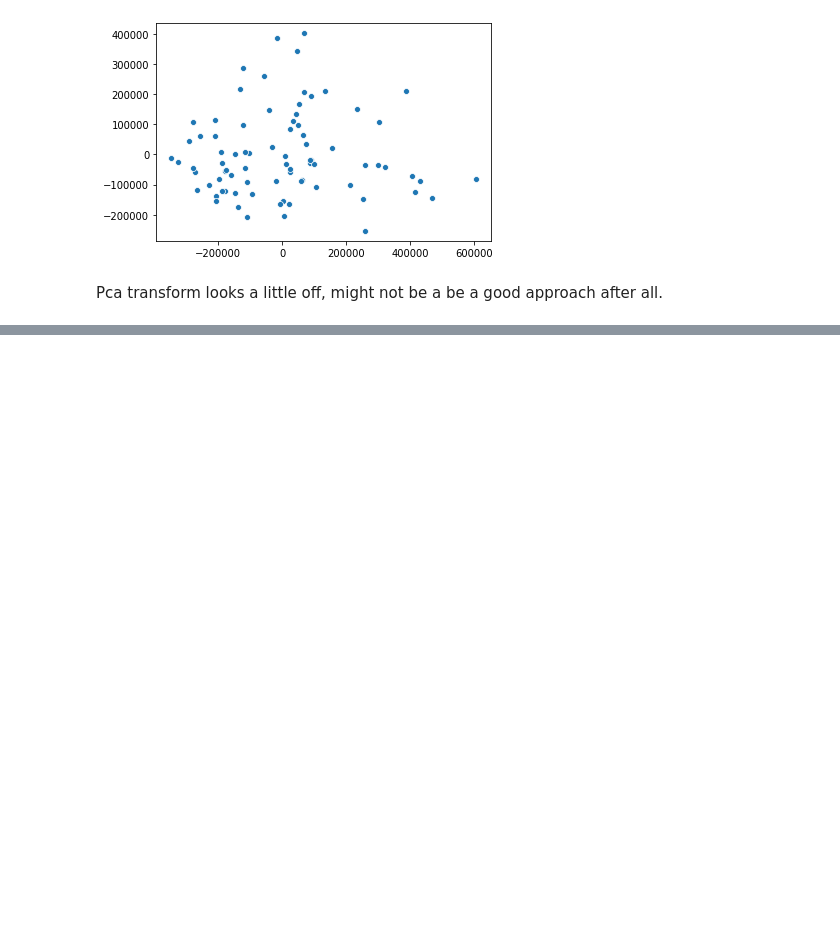
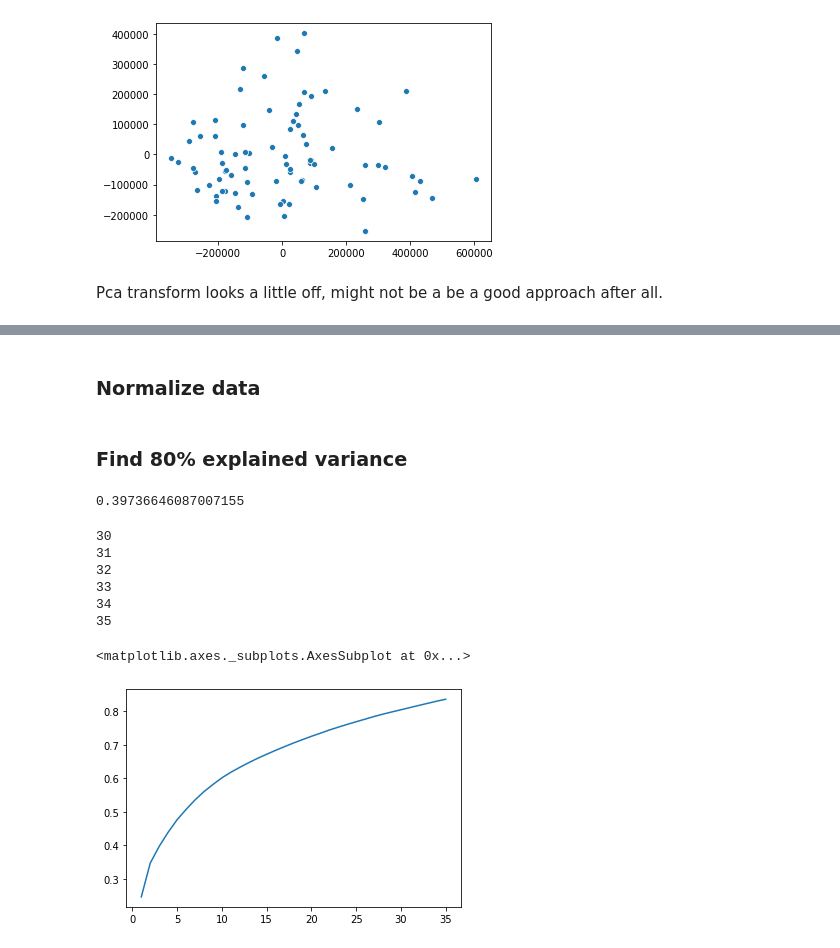
Before and after one commit to N8Grant/TripodsREU, a Jupyter notebook: scripts/MMExperiments.ipynb, the cells around one changed output, grey strips where cells are left out. Cells and saved outputs as stored; diff of their text form; code cells hidden in the pictures; blank space fills up the shorter version.

```diff
--- a/scripts/MMExperiments.ipynb
+++ b/scripts/MMExperiments.ipynb
@@ -331,0 +335,33 @@ Pca transform looks a little off, might not be a be a good approach after all.
+# %% [markdown]
+### Normalize data
+# %%
+norm_gene_expression = td.df_normalization(df,"minmax")
+norm_gene_expression = norm_gene_expression.values
+# %% [markdown]
+### Find 80% explained variance
+# %%
+p = PCA(n_components=3)
+p.fit(norm_gene_expression)
+print(sum(p.explained_variance_ratio_))
+# %% [output]
+0.39736646087007155
+# %%
+l = []
+for n in range(1,36):
+    p = PCA(n_components=n)
+    p.fit(norm_gene_expression)
+    l.append(sum(p.explained_variance_ratio_))
+    if l[n-1] >.8:
+        print(n)
+# %% [output]
+30
+31
+32
+33
+34
+35
+# %%
+sns.lineplot(range(1,36),l)
+# %% [output]
+<matplotlib.axes._subplots.AxesSubplot at 0x...>
+[figure, added]
```
Also changed, not shown: parts of 18 cells of this notebook, 16 other files.
